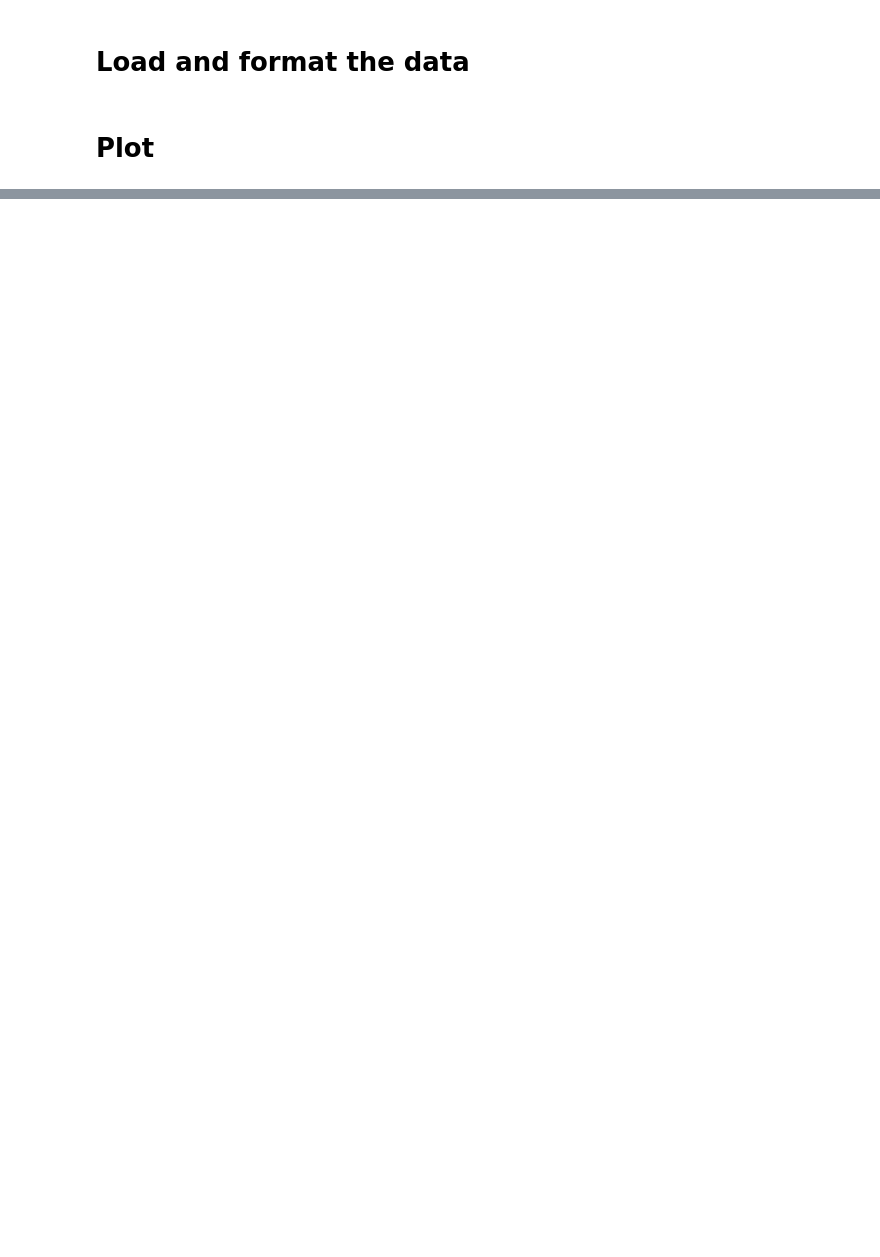
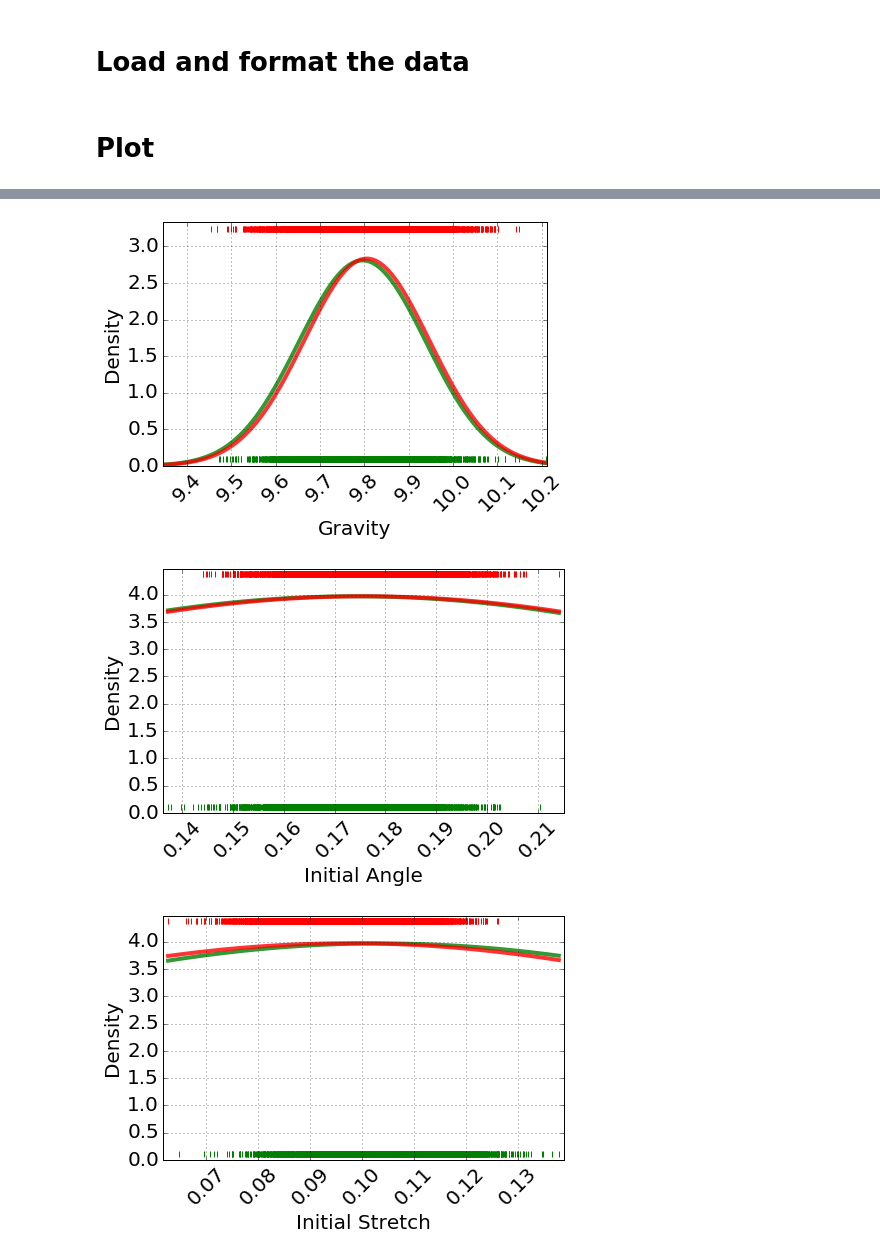
Before and after one commit to Smiley248/nasaspring, a Jupyter notebook: KDE/KDE.ipynb, the cells around one changed output, grey strips where cells are left out. Saved outputs shown, nothing was run; the diff lists cells and outputs as text; code cells hidden in the pictures; blank space fills up the shorter version.

```diff
--- a/KDE/KDE.ipynb
+++ b/KDE/KDE.ipynb
@@ -10,10 +10,11 @@ from sklearn.neighbors.kde import KernelDensity
 dataFrame = pd.read_csv('ParameterData.csv', header=0, index_col=0, sep=',')
 # %%
 # Group by classification
-groups = dataFrame.T.groupby( dataFrame.T.columns[-1] )
+groups = dataFrame.groupby( dataFrame.columns[-1] )
 successGroup = groups.get_group(1)
 failureGroup = groups.get_group(0)
+# %%
+# List of column headers for indexing and labels
+params = dataFrame.columns.tolist()[:-1]
 # %% [markdown]
 # Plot
-# %%
-params = dataFrame.T.columns.tolist()[:-1] # For indexing and labels
@@ -104,0 +21,57 @@ for num in range(len(params)):
+# %%
+kernel = 'gaussian'
+bandwidth = 0.1
+
+plt.rc('font', size=20)
+plt.rcParams.update({'figure.autolayout': True})
+
+for num in range(len(params)):
+
+    param = params[num]
+    successes = successGroup[param]
+    failures = failureGroup[param]
+    plt.figure( figsize=(7,5))
+
+    # Create the np.linspace array of x-values for plotting
+    minX = min(successes)
+    maxX = max(successes)
+
+    if min(failures) < minX:
+        minX = min(failures)
+
+    if max(failures) > maxX:
+        maxX = max(failures)
+
+    xArray = np.linspace(minX, maxX, 100)
+
+    # Fit the kernel density models
+    successKDE = KernelDensity( kernel=kernel, bandwidth=bandwidth ).fit( successes.values.reshape(-1,1) )
+    failureKDE = KernelDensity( kernel=kernel, bandwidth=bandwidth ).fit( failures.values.reshape(-1,1) )
+
+    # Get an array of the log densities for the xArray for graphing
+    successLogScores = successKDE.score_samples( xArray.reshape(-1,1) )
+    failureLogScores = failureKDE.score_samples( xArray.reshape(-1,1) )
+
+    # Plot KDE's
+    line_1 = plt.plot(xArray, np.exp(successLogScores), color='green', linewidth=4, alpha=0.8)
+    line_2 = plt.plot(xArray, np.exp(failureLogScores), color='red', linewidth=4, alpha=0.8)
+
+    # Plot some of the successes and failures along the bottom for visual comparison to the KDES generated
+    maxY = max( line_1[0].get_ydata() )
+    if max( line_2[0].get_ydata() ) > maxY:
+        maxY = max( line_2[0].get_ydata() )
+
+    plt.xlim(minX-0.001, maxX+0.001)
+    plt.ylim(0, maxY+0.5)
+    plt.xlabel(param)
+    plt.ylabel('Density')
+    plt.xticks( rotation=45)
+    plt.grid()
+    plt.plot(successes, np.full_like(successes, 0.1), '|k', color='green', markeredgewidth=1.0)
+    plt.plot(failures, np.full_like(failures, maxY+0.4), '|k', color='red', markeredgewidth=1.0)
+    plt.savefig('KDE_'+param+'.png')
+    plt.show()
+# %% [output]
+[figure, added]
+[figure, added]
+[figure, added]
```
Also changed, not shown: parts of 2 cells of this notebook, 2 other files.
